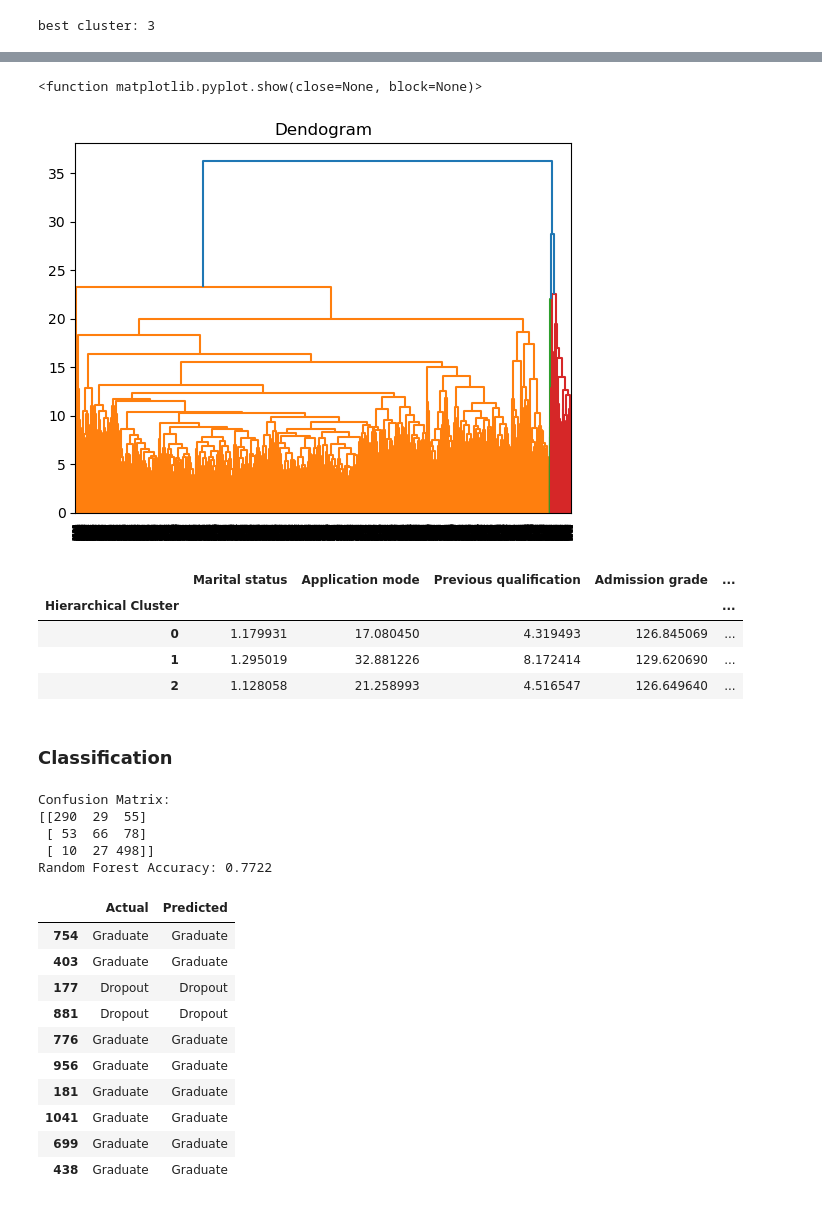
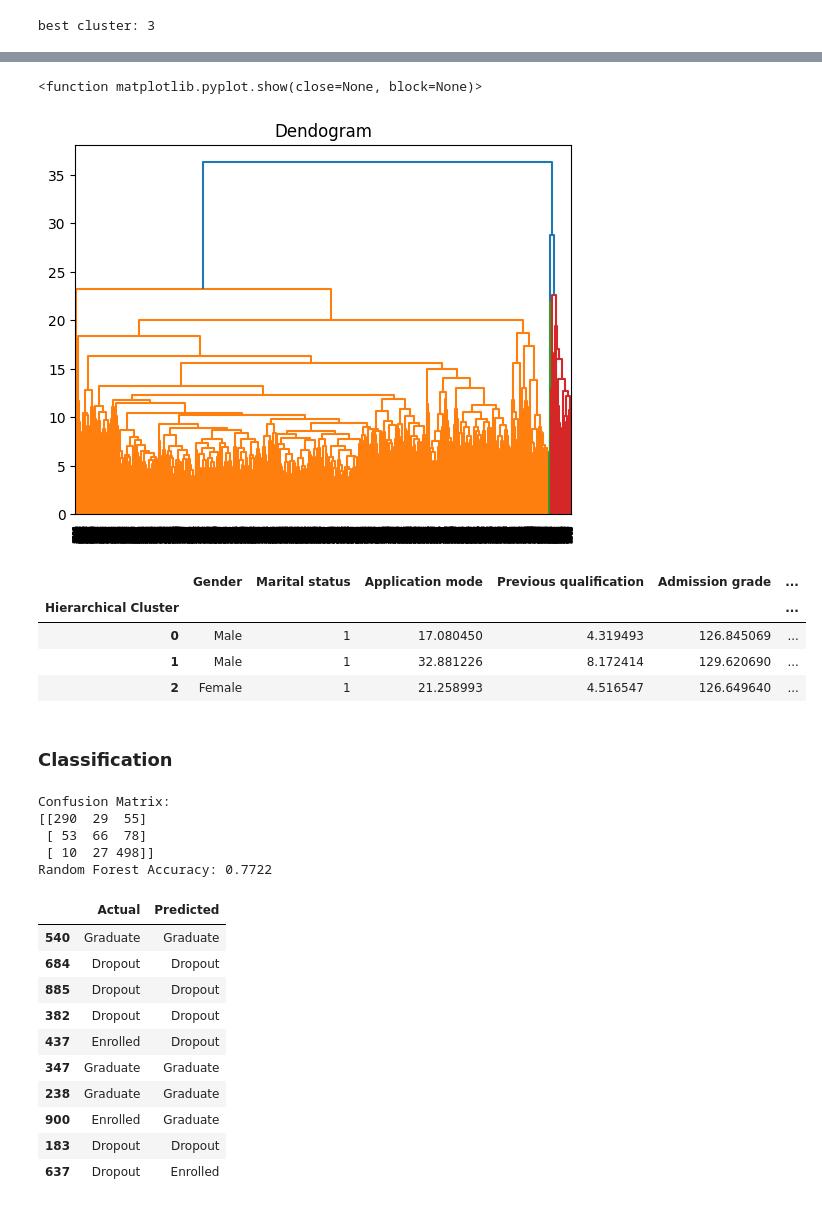
Before and after one commit to Keipatr/student-prediction-analysis, a Jupyter notebook: student_prediction_analysis.ipynb, the cells around one changed output, grey strips where cells are left out. Drawn from its saved outputs; the diff is of its cells as text; code cells hidden in the pictures.

```diff
--- a/student_prediction_analysis.ipynb
+++ b/student_prediction_analysis.ipynb
@@ -121,11 +113,14 @@ df_encode.head()
 # %% [markdown]
 <h5>Scaling</h5>
 # %%
-numerical_columns = df_encode.select_dtypes(include=['float64', 'int64']).columns.drop(['Target'])
+numerical_columns = df_encode.select_dtypes(include=['float64', 'int64']).columns
+
+if 'Target' in numerical_columns:
+    numerical_columns = numerical_columns.drop(['Target'])
+
 scaler = StandardScaler()
 
 df_scaled = df_encode.copy()
-# df_scaled = pd.DataFrame(scaler.fit_transform(df_scaled), columns=df.columns)
 df_scaled[numerical_columns] = scaler.fit_transform(df_scaled[numerical_columns])
 
 df_scaled.head()
@@ -303,7 +314,7 @@ plt.title('Dendogram')
 plt.show
 # %% [output]
 <function matplotlib.pyplot.show(close=None, block=None)>
-[figure, old version]
+[figure, new version]
 # %%
 hc = AgglomerativeClustering(n_clusters=findknee.elbow, metric='euclidean')
 y_hc = hc.fit_predict(df_scaled)
@@ -310,29 +322,32 @@ y_hc = hc.fit_predict(df_scaled)
 # %%
-df["Hierarchical Cluster"] = y_hc
-
 aggregation_dict = {
-    'Marital status': 'mean',
+    'Gender': lambda x: x.mode().iloc[0],
+    'Marital status': lambda x: x.mode().iloc[0],
     'Application mode': 'mean',
     'Previous qualification': 'mean',
     'Admission grade': 'mean',
     'Tuition fees up to date': lambda x: x.mode().iloc[0],
     'Scholarship holder': lambda x: x.mode().iloc[0],
+    'International': lambda x: x.mode().iloc[0],
     'Age at enrollment': 'mean',
     'Curricular units 1st sem (approved)': 'mean',
     'Curricular units 1st sem (grade)': 'mean',
     'Curricular units 2nd sem (approved)': 'mean',
     'Curricular units 2nd sem (grade)': 'mean',
     'GDP': 'mean',
     'Target': lambda x: x.mode().iloc[0]
 }
 cluster_summary = df.groupby('Hierarchical Cluster').agg(aggregation_dict)
+cluster_summary['Scholarship holder'] = cluster_summary['Scholarship holder'].map({0: 'Non Scholarship', 1: 'Scholarship Holder'})
+cluster_summary['International'] = cluster_summary['International'].map({0: 'Non International', 1: 'International'})
+cluster_summary['Gender'] = cluster_summary['Gender'].map({0: 'Male', 1: 'Female'})
 cluster_summary
 # %% [output]
-|  | Marital status | Application mode | Previous qualification | Admission grade | ... |
-| Hierarchical Cluster |  |  |  |  | ... |
-| 0 | 1.179931 | 17.080450 | 4.319493 | 126.845069 | ... |
-| 1 | 1.295019 | 32.881226 | 8.172414 | 129.620690 | ... |
-| 2 | 1.128058 | 21.258993 | 4.516547 | 126.649640 | ... |
+|  | Gender | Marital status | Application mode | Previous qualification | Admission grade | ... |
+| Hierarchical Cluster |  |  |  |  |  | ... |
+| 0 | Male | 1 | 17.080450 | 4.319493 | 126.845069 | ... |
+| 1 | Male | 1 | 32.881226 | 8.172414 | 129.620690 | ... |
+| 2 | Female | 1 | 21.258993 | 4.516547 | 126.649640 | ... |
 # %% [markdown]
 <h3>Classification</h3>
 # %%
@@ -364,16 +379,16 @@ Confusion Matrix:
  [ 10  27 498]]
 Random Forest Accuracy: 0.7722
 |  | Actual | Predicted |
-| 754 | Graduate | Graduate |
-| 403 | Graduate | Graduate |
-| 177 | Dropout | Dropout |
-| 881 | Dropout | Dropout |
-| 776 | Graduate | Graduate |
-| 956 | Graduate | Graduate |
-| 181 | Graduate | Graduate |
-| 1041 | Graduate | Graduate |
-| 699 | Graduate | Graduate |
-| 438 | Graduate | Graduate |
+| 540 | Graduate | Graduate |
+| 684 | Dropout | Dropout |
+| 885 | Dropout | Dropout |
+| 382 | Dropout | Dropout |
+| 437 | Enrolled | Dropout |
+| 347 | Graduate | Graduate |
+| 238 | Graduate | Graduate |
+| 900 | Enrolled | Graduate |
+| 183 | Dropout | Dropout |
+| 637 | Dropout | Enrolled |
 # %%
 logistic_model = LogisticRegression(multi_class='multinomial', solver='lbfgs', max_iter=1000)
 logistic_model.fit(X_train, y_train)
```
Also changed, not shown: parts of 15 cells of this notebook.
